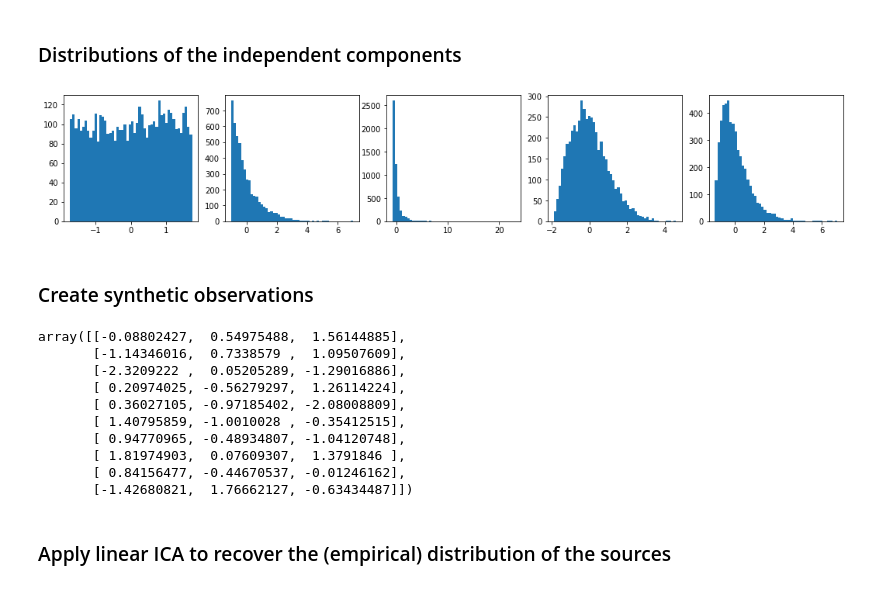
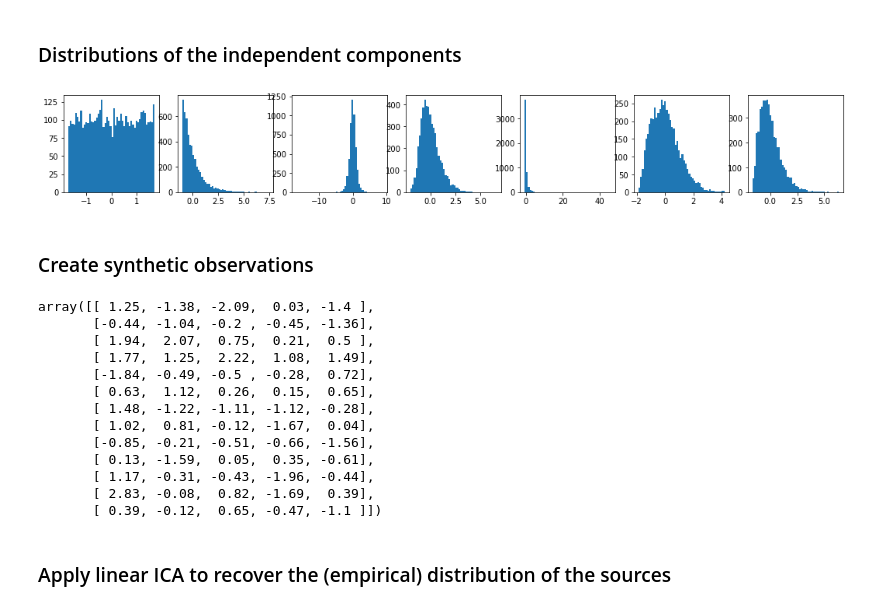
Before and after one commit to NilsSturma/multi-domain-crl, a Jupyter notebook: synthetic-data.ipynb, the cells around one changed output. Cells and saved outputs as stored; diff of their text form; code cells hidden in the pictures.

Commit message:
implemented random data generation and graph recovery for non-noisy matrix B

```diff
--- a/synthetic-data.ipynb
+++ b/synthetic-data.ipynb
@@ -9,7 +9,7 @@ from sklearn.decomposition import FastICA
 # %% [markdown]
 ### Distributions of the independent components
 # %%
-rvs = [uniform(), expon(scale=0.1), lognorm(s=1), weibull_min(c=2), chi2(df=4)]
+rvs = [uniform(), expon(scale=0.1), t(df=5), gumbel_r, lognorm(s=1), weibull_min(c=2), chi2(df=6)]
 # %%
 def sample_normed(n, rv):
     return (rv.rvs(size=n) - rv.mean()) / rv.std()
@@ -19,14 +19,14 @@ eps = np.zeros((n,len(rvs)))
 for i, rv in enumerate(rvs):
     eps[:,i] = sample_normed(n,rv)
 # %%
-fig, ax = plt.subplots(1, 5, figsize=(18,3))
+fig, ax = plt.subplots(1, 7, figsize=(18,2.3))
 
-for j in range(5):
+for j in range(7):
         ax[j].hist(eps[:,j], bins=50)
 
 plt.show()
 # %% [output]
-[figure, old version]
+[figure, new version]
 # %% [markdown]
 ### Create synthetic observations
 # %%
@@ -53,18 +52,21 @@ def matrix_from_normal(shape, mu=0, sigma=1):
 # Sample entries of G1
 #np.random.seed(101)
 G1 = matrix_from_normal(shape=(d1,len(env1_latents)))
-G1
+G1.round(2)
 # %% [output]
-array([[-0.08802427,  0.54975488,  1.56144885],
-       [-1.14346016,  0.7338579 ,  1.09507609],
-       [-2.3209222 ,  0.05205289, -1.29016886],
-       [ 0.20974025, -0.56279297,  1.26114224],
-       [ 0.36027105, -0.97185402, -2.08008809],
-       [ 1.40795859, -1.0010028 , -0.35412515],
-       [ 0.94770965, -0.48934807, -1.04120748],
-       [ 1.81974903,  0.07609307,  1.3791846 ],
-       [ 0.84156477, -0.44670537, -0.01246162],
-       [-1.42680821,  1.76662127, -0.63434487]])
+array([[ 1.25, -1.38, -2.09,  0.03, -1.4 ],
+       [-0.44, -1.04, -0.2 , -0.45, -1.36],
+       [ 1.94,  2.07,  0.75,  0.21,  0.5 ],
+       [ 1.77,  1.25,  2.22,  1.08,  1.49],
+       [-1.84, -0.49, -0.5 , -0.28,  0.72],
+       [ 0.63,  1.12,  0.26,  0.15,  0.65],
+       [ 1.48, -1.22, -1.11, -1.12, -0.28],
+       [ 1.02,  0.81, -0.12, -1.67,  0.04],
+       [-0.85, -0.21, -0.51, -0.66, -1.56],
+       [ 0.13, -1.59,  0.05,  0.35, -0.61],
+       [ 1.17, -0.31, -0.43, -1.96, -0.44],
+       [ 2.83, -0.08,  0.82, -1.69,  0.39],
+       [ 0.39, -0.12,  0.65, -0.47, -1.1 ]])
 # %%
 # G2 and G3
 #np.random.seed(102)
```
Also changed, not shown: parts of 35 cells of this notebook, 11 other files.
